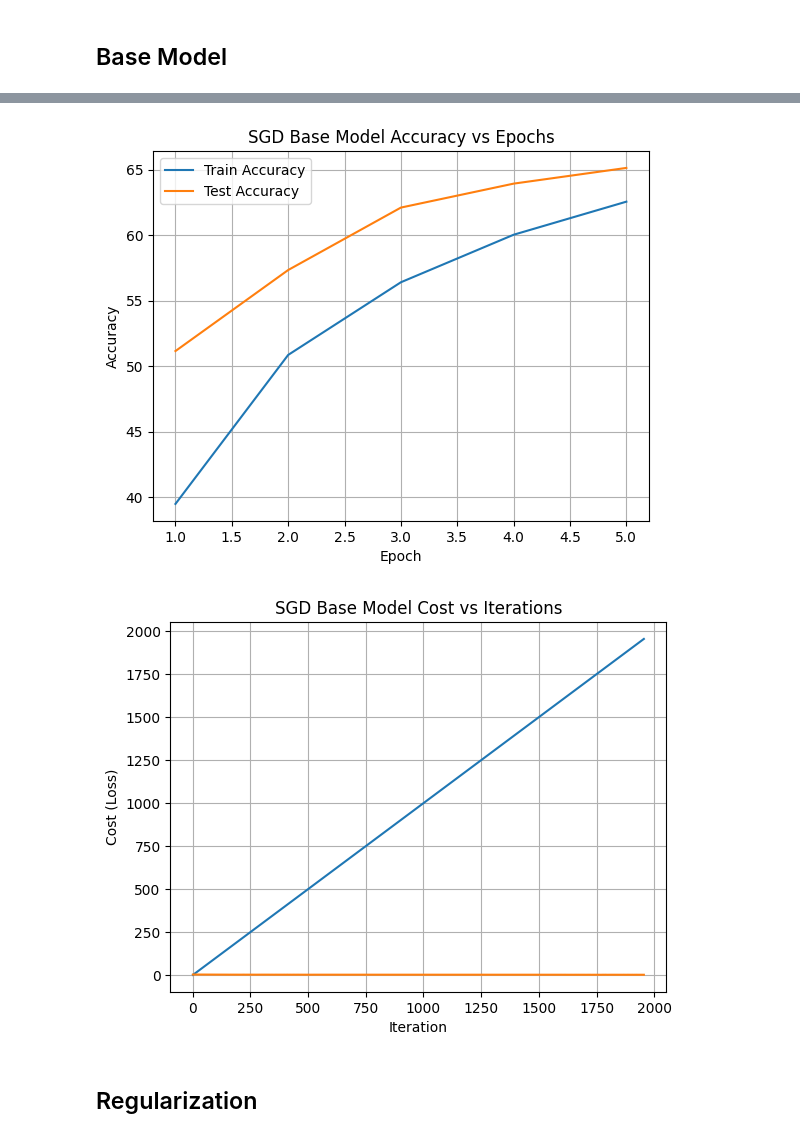
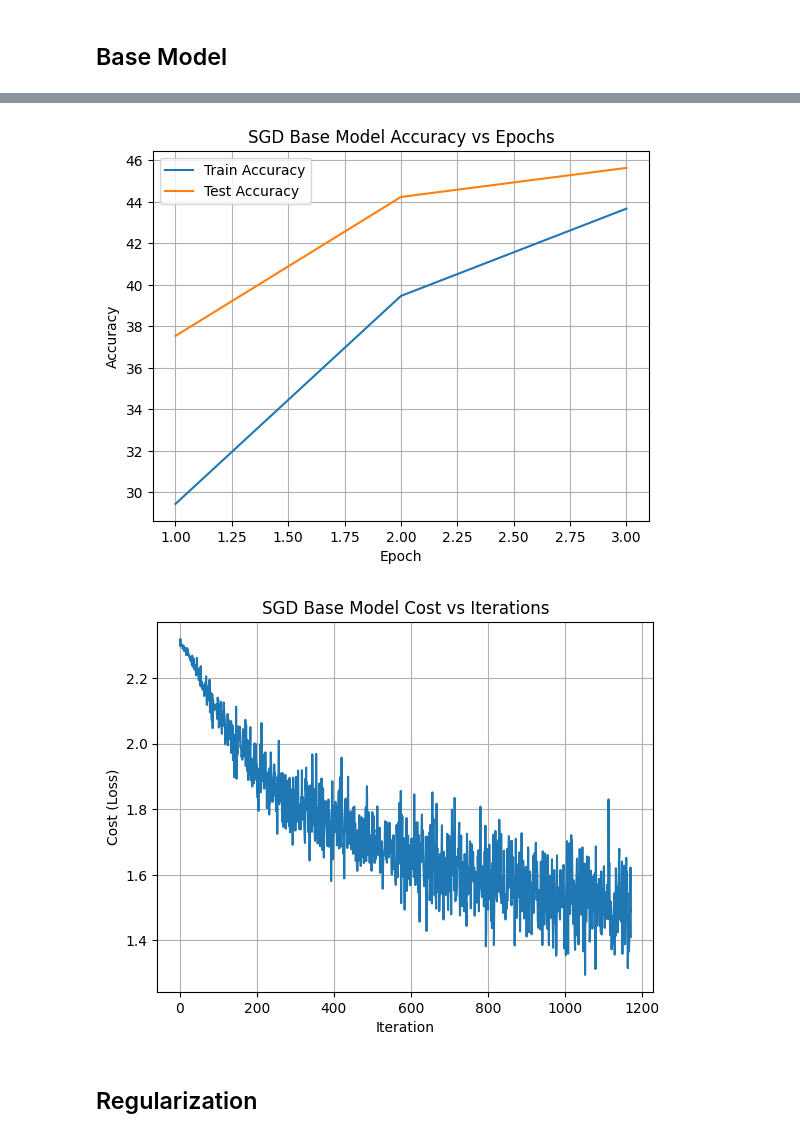
Before and after one commit to AlexMerlo1/CIFAR-10-Image-Classifier, a Jupyter notebook: Image_Classification.ipynb, the cells around one changed output, grey strips where cells are left out. Cells and saved outputs as stored; diff of their text form; code cells hidden in the pictures.

```diff
--- a/Image_Classification.ipynb
+++ b/Image_Classification.ipynb
@@ -159,6 +126,15 @@ Epoch 30: Loss 0.6250, Train 78.03%, Test 78.43%
 # torch.save(main_model.state_dict(), "cifar10_model_main.pth")
 # %% [markdown]
 # Abalation Study
+# %%
+all_models = {}
+
+def add_model(name, train_accs, test_accs, train_costs):
+  all_models[name] = {
+    "train_accs": train_accs,
+    "test_accs": test_accs,
+    "train_costs": train_costs
+  }
 # %% [markdown]
 ## Base Model
 # %%
@@ -167,12 +143,14 @@ base_model, base_train_accs, base_test_accs, base_train_costs = train_model(
     train_loader=train_loader,
     test_loader=test_loader,
     device=device,
-    epochs=5,
+    epochs=3,
     lr=0.01,
     optimizer_type="sgd",
+    momentum=0,
     weight_decay=0.0,
     learn_rate_type=None
 )
+add_model("SGD Base", base_train_accs, base_test_accs, base_train_costs)
 
 plot_metrics(
     train_accs=base_train_accs,
@@ -189,5 +165,5 @@ Epoch 5: Loss 1.0504, Train 62.56%, Test 65.14%
-[figure, old version]
+[figure, new version]
-[figure, old version]
+[figure, new version]
 # %% [markdown]
 ## Regularization
 # %% [markdown]
```
Also changed, not shown: parts of 30 cells of this notebook, 1 other file.
